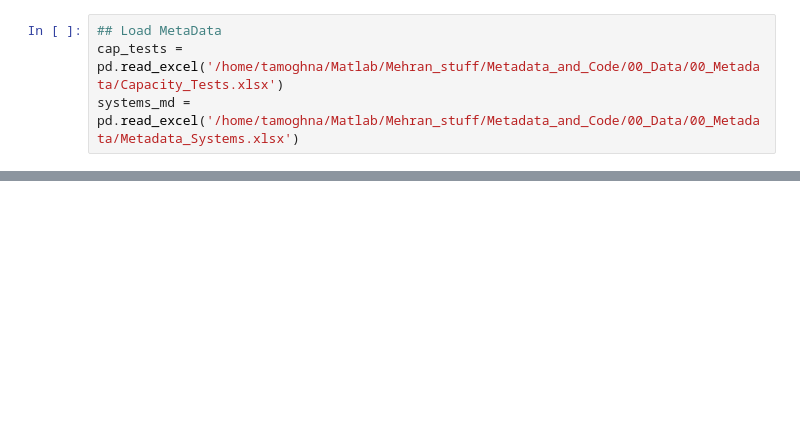
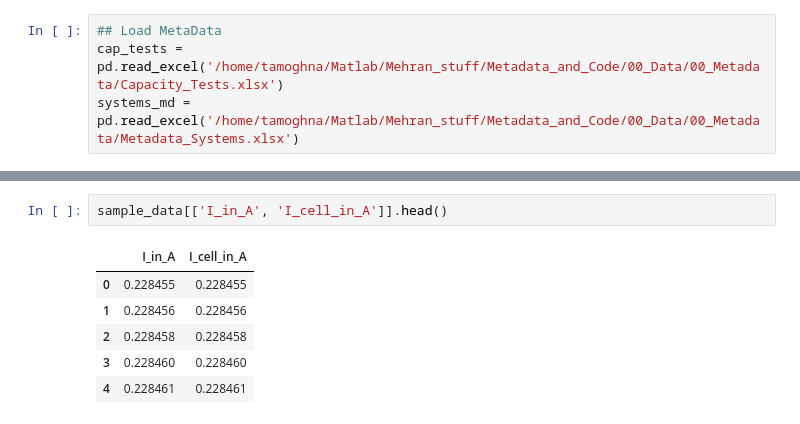
Before and after one commit to tamoghnabh/Shadow-Project, a Jupyter notebook: eoc_eod_filter.ipynb, the cells around one changed output, grey strips where cells are left out. Cells and saved outputs as stored; diff of their text form; blank space fills up the shorter version.

```diff
--- a/eoc_eod_filter.ipynb
+++ b/eoc_eod_filter.ipynb
@@ -62,0 +94,9 @@ plt.show()
+# %%
+sample_data[['I_in_A', 'I_cell_in_A']].head()
+# %% [output]
+|  | I_in_A | I_cell_in_A |
+| 0 | 0.228455 | 0.228455 |
+| 1 | 0.228456 | 0.228456 |
+| 2 | 0.228458 | 0.228458 |
+| 3 | 0.228460 | 0.228460 |
+| 4 | 0.228461 | 0.228461 |
```
Also changed, not shown: parts of 18 cells of this notebook, 2 other files.
